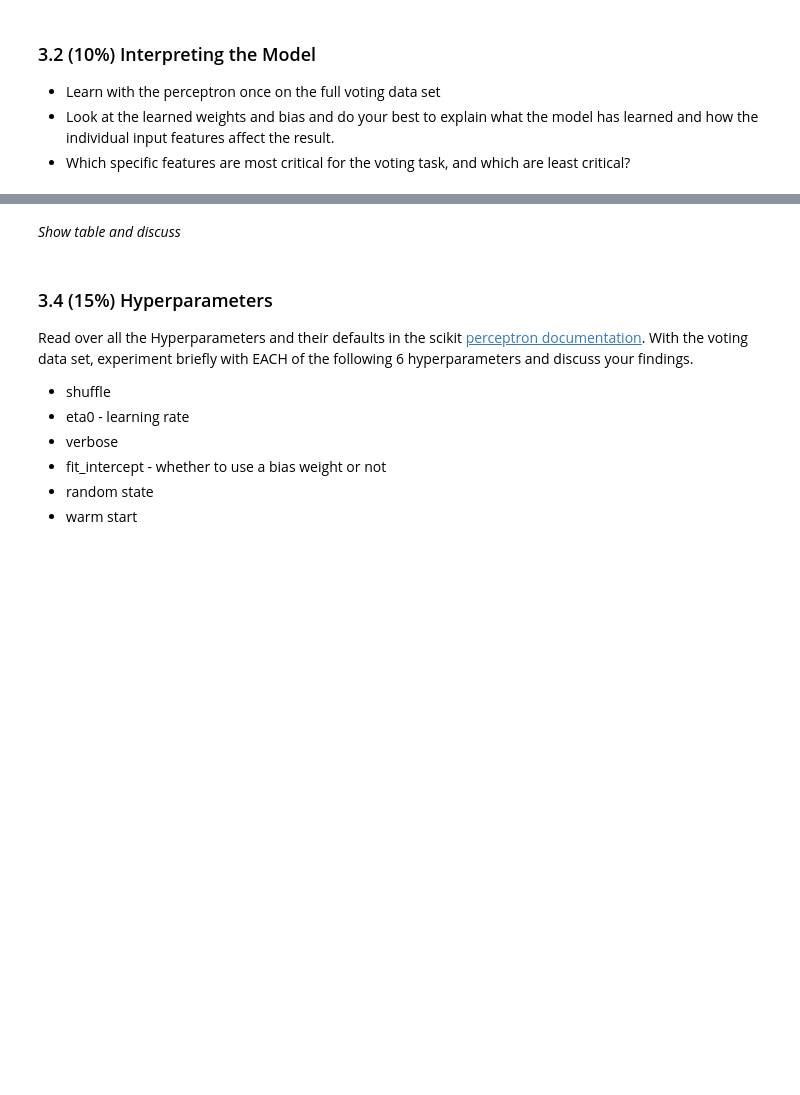
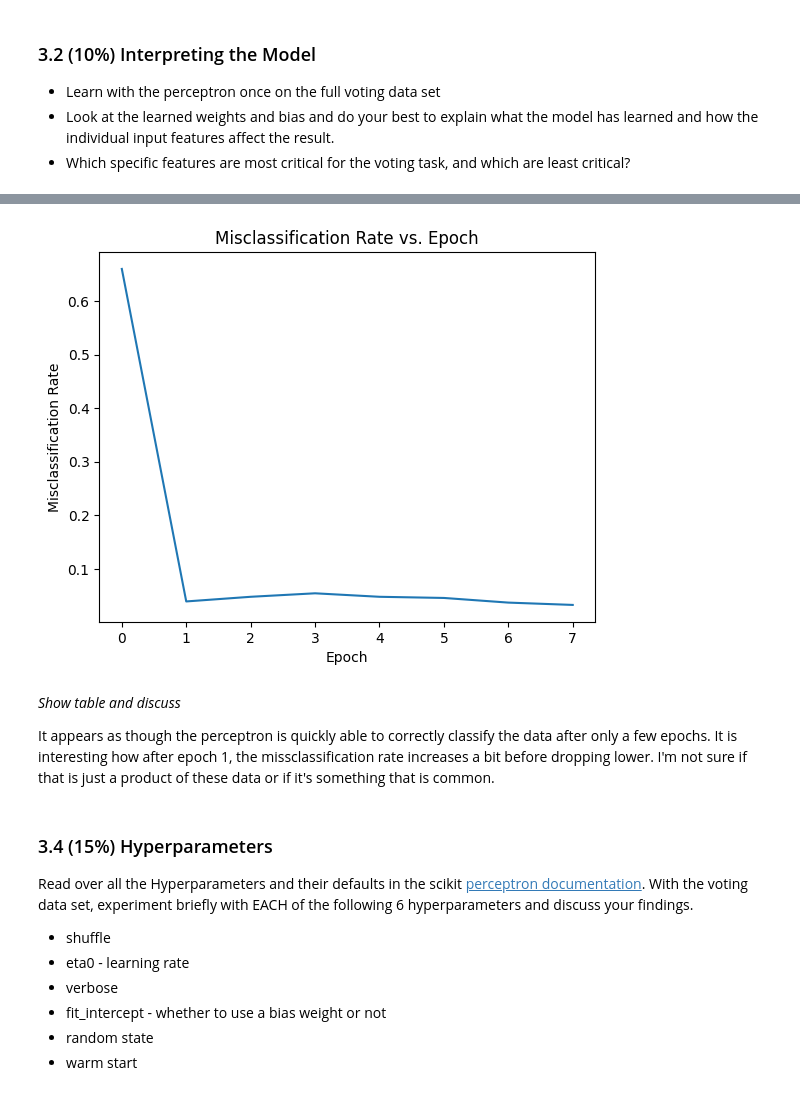
Before and after one commit to burnszac001/201R, a Jupyter notebook: perceptron_lab/Perceptron Lab.ipynb, the cells around one changed output, grey strips where cells are left out. Drawn from its saved outputs; the diff is of its cells as text; code cells hidden in the pictures; blank space fills up the shorter version.

Commit message:
think I'm done

```diff
--- a/perceptron_lab/Perceptron Lab.ipynb
+++ b/perceptron_lab/Perceptron Lab.ipynb
@@ -362,20 +432,51 @@ Learn with the perceptron once on the full voting data set and graph the misclas
 # %%
 # Learn once on the full voting data set, while gathering info after every epoch
 # Then Graph it here.  Here is some sample graph code, but you can do it your own way, including using a bar graph, etc.
 
-def plot_misclassification(misclassification_rate):
+def plot_misclassification(misclassification_rates):
     """
-        Plots the misclassification rate
+    Plots the misclassification rates across epochs.
     Args:
-        misclassification_rate (array-like): A 1D array or list of missclassifcation rate at every epoch
+        misclassification_rates (list): List of misclassification rates at each epoch.
     """
-    plt.plot(np.arange(len(misclassification_rate)), misclassification_rate)
+    plt.plot(np.arange(len(misclassification_rates)), misclassification_rates)
     plt.title("Misclassification Rate vs. Epoch")
     plt.xlabel("Epoch")
     plt.ylabel("Misclassification Rate")
     plt.show()
+
+voting_data = arff.loadarff('voting-dataset.arff')
+voting_df = pd.DataFrame(voting_data[0])
+voting_label_encoded_df = voting_df.apply(LabelEncoder().fit_transform)
+data_set_np = voting_label_encoded_df.to_numpy()
+
+X = data_set_np[:, :-1]
+y = data_set_np[:, -1]
+
+# Identify unique classes in the target variable
+classes = np.unique(y)
+
+clf = Perceptron(shuffle=False, verbose=0, eta0=1)
+
+epochs = 8
+misclassification_rates = [0.66]
+
+clf.partial_fit(X, y, classes=classes)
+
+for epoch in range(epochs - 1):  # Skip the first epoch as we've already done it
+    clf.partial_fit(X, y)
+    predictions = clf.predict(X)
+    misclassification_rate = (y != predictions).mean()
+    misclassification_rates.append(misclassification_rate)
+
+# Plot the misclassification rates after all epochs
+plot_misclassification(misclassification_rates)
+# %% [output]
+[figure, added]
-# %% [markdown]
-*Show table and discuss*
+# %% [markdown]
+*Show table and discuss*
+
+It appears as though the perceptron is quickly able to correctly classify the data after only a few epochs. It is interesting how after epoch 1, the missclassification rate increases a bit before dropping lower. I'm not sure if that is just a product of these data or if it's something that is common.
 # %% [markdown]
 ### 3.4 (15%) Hyperparameters
 Read over all the Hyperparameters and their defaults in the scikit [perceptron documentation](https://scikit-learn.org/stable/modules/generated/sklearn.linear_model.Perceptron.html). With the voting data set, experiment briefly with EACH of the following 6 hyperparameters and discuss your findings.
```
Also changed, not shown: parts of 24 cells of this notebook, 1 other file.
